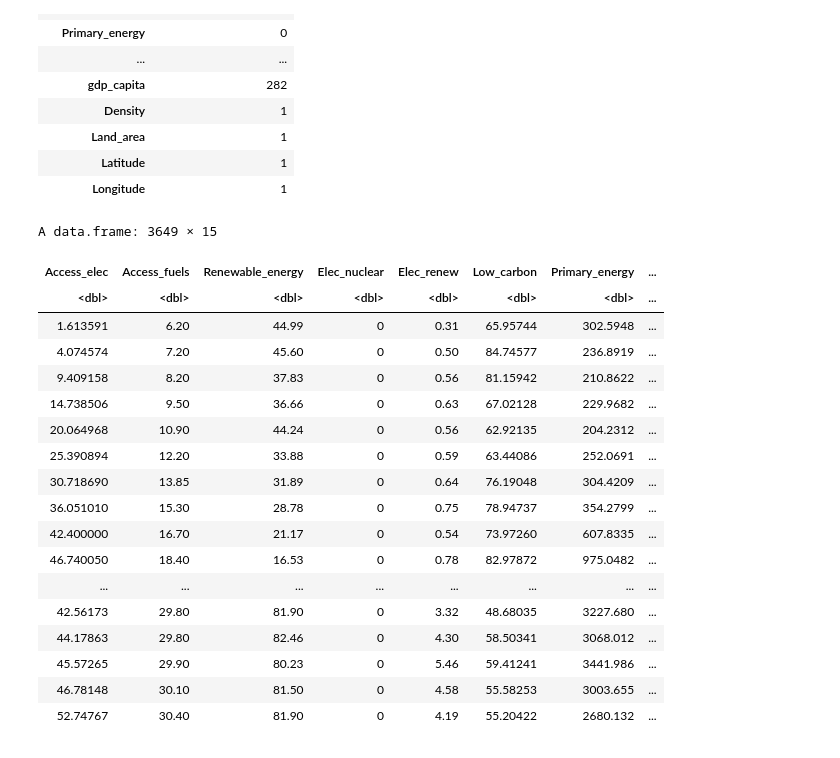
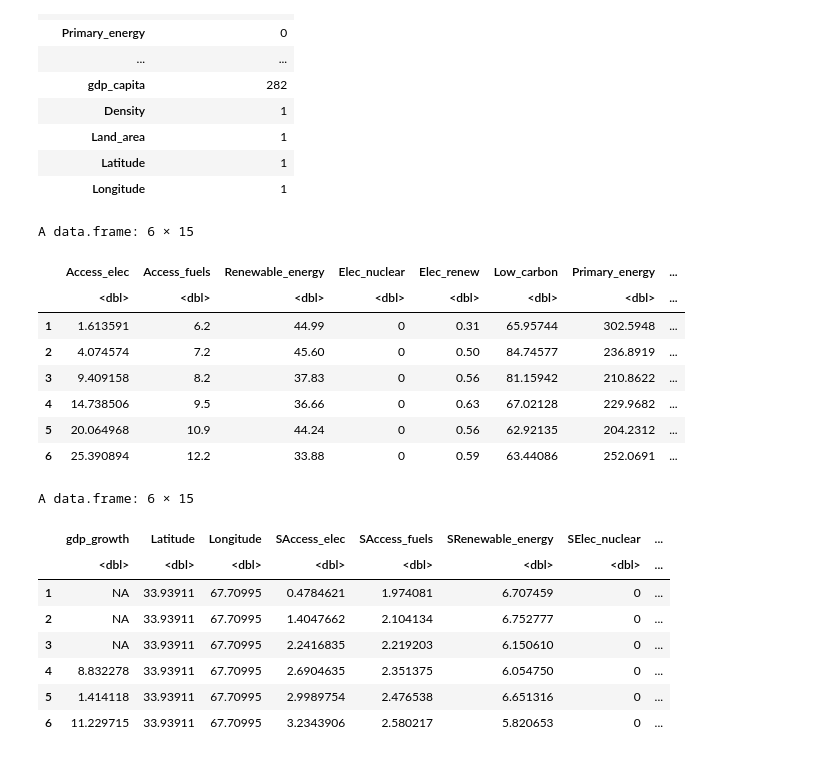
Before and after one commit to Mathilde-Mrs/Projet_machine_learning, a Jupyter notebook: notebookR_modif.ipynb, the cells around one changed output. Drawn from its saved outputs; the diff is of its cells as text; code cells hidden in the pictures.

```diff
--- a/notebookR_modif.ipynb
+++ b/notebookR_modif.ipynb
@@ -1007,26 +1374,16 @@ A data.frame: 18 × 1
 # %%
 #On enlève Entity et Year
 energynaQuant = energyna[,3:18]
 #On enlève Electricity from fossil fuel
 energynaQuant = energynaQuant[,-4]
-energynaQuant
+head(energynaQuant)
 # %% [output]
-A data.frame: 3649 × 15
+A data.frame: 6 × 15
-| Access_elec | Access_fuels | Renewable_energy | Elec_nuclear | Elec_renew | Low_carbon | Primary_energy | ... |
-| <dbl> | <dbl> | <dbl> | <dbl> | <dbl> | <dbl> | <dbl> | ... |
-| 1.613591 | 6.20 | 44.99 | 0 | 0.31 | 65.95744 | 302.5948 | ... |
-| 4.074574 | 7.20 | 45.60 | 0 | 0.50 | 84.74577 | 236.8919 | ... |
-| 9.409158 | 8.20 | 37.83 | 0 | 0.56 | 81.15942 | 210.8622 | ... |
-| 14.738506 | 9.50 | 36.66 | 0 | 0.63 | 67.02128 | 229.9682 | ... |
-| 20.064968 | 10.90 | 44.24 | 0 | 0.56 | 62.92135 | 204.2312 | ... |
-| 25.390894 | 12.20 | 33.88 | 0 | 0.59 | 63.44086 | 252.0691 | ... |
-| 30.718690 | 13.85 | 31.89 | 0 | 0.64 | 76.19048 | 304.4209 | ... |
-| 36.051010 | 15.30 | 28.78 | 0 | 0.75 | 78.94737 | 354.2799 | ... |
-| 42.400000 | 16.70 | 21.17 | 0 | 0.54 | 73.97260 | 607.8335 | ... |
-| 46.740050 | 18.40 | 16.53 | 0 | 0.78 | 82.97872 | 975.0482 | ... |
-| ... | ... | ... | ... | ... | ... | ... | ... |
-| 42.56173 | 29.80 | 81.90 | 0 | 3.32 | 48.68035 | 3227.680 | ... |
-| 44.17863 | 29.80 | 82.46 | 0 | 4.30 | 58.50341 | 3068.012 | ... |
-| 45.57265 | 29.90 | 80.23 | 0 | 5.46 | 59.41241 | 3441.986 | ... |
-| 46.78148 | 30.10 | 81.50 | 0 | 4.58 | 55.58253 | 3003.655 | ... |
-| 52.74767 | 30.40 | 81.90 | 0 | 4.19 | 55.20422 | 2680.132 | ... |
+|  | Access_elec | Access_fuels | Renewable_energy | Elec_nuclear | Elec_renew | Low_carbon | Primary_energy | ... |
+|  | <dbl> | <dbl> | <dbl> | <dbl> | <dbl> | <dbl> | <dbl> | ... |
+| 1 | 1.613591 | 6.2 | 44.99 | 0 | 0.31 | 65.95744 | 302.5948 | ... |
+| 2 | 4.074574 | 7.2 | 45.60 | 0 | 0.50 | 84.74577 | 236.8919 | ... |
+| 3 | 9.409158 | 8.2 | 37.83 | 0 | 0.56 | 81.15942 | 210.8622 | ... |
+| 4 | 14.738506 | 9.5 | 36.66 | 0 | 0.63 | 67.02128 | 229.9682 | ... |
+| 5 | 20.064968 | 10.9 | 44.24 | 0 | 0.56 | 62.92135 | 204.2312 | ... |
+| 6 | 25.390894 | 12.2 | 33.88 | 0 | 0.59 | 63.44086 | 252.0691 | ... |
@@ -1032,0 +1404,12 @@ A data.frame: 3649 × 15
+# %%
+head(energynaQuant)
+# %% [output]
+A data.frame: 6 × 15
+|  | gdp_growth | Latitude | Longitude | SAccess_elec | SAccess_fuels | SRenewable_energy | SElec_nuclear | ... |
+|  | <dbl> | <dbl> | <dbl> | <dbl> | <dbl> | <dbl> | <dbl> | ... |
+| 1 | NA | 33.93911 | 67.70995 | 0.4784621 | 1.974081 | 6.707459 | 0 | ... |
+| 2 | NA | 33.93911 | 67.70995 | 1.4047662 | 2.104134 | 6.752777 | 0 | ... |
+| 3 | NA | 33.93911 | 67.70995 | 2.2416835 | 2.219203 | 6.150610 | 0 | ... |
+| 4 | 8.832278 | 33.93911 | 67.70995 | 2.6904635 | 2.351375 | 6.054750 | 0 | ... |
+| 5 | 1.414118 | 33.93911 | 67.70995 | 2.9989754 | 2.476538 | 6.651316 | 0 | ... |
+| 6 | 11.229715 | 33.93911 | 67.70995 | 3.2343906 | 2.580217 | 5.820653 | 0 | ... |
```
Also changed, not shown: parts of 81 cells of this notebook.
